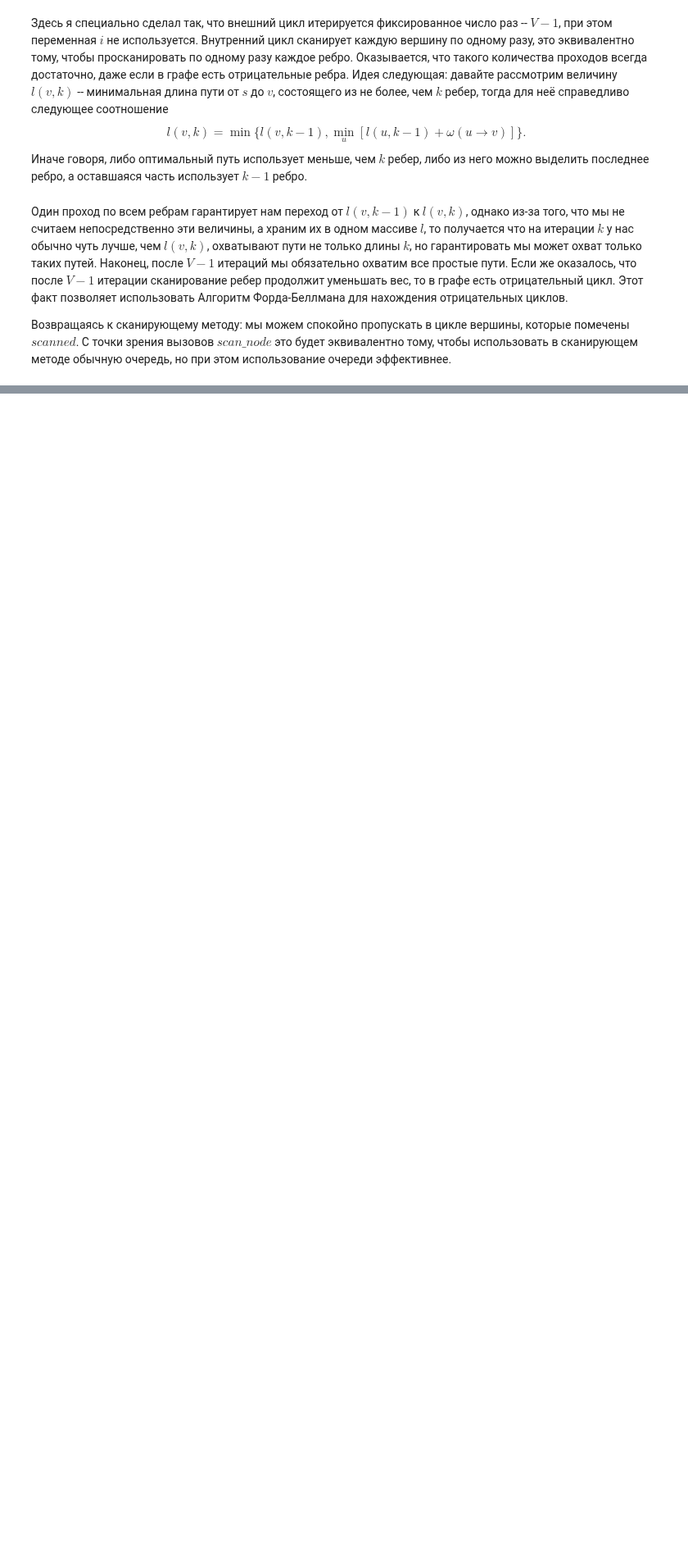
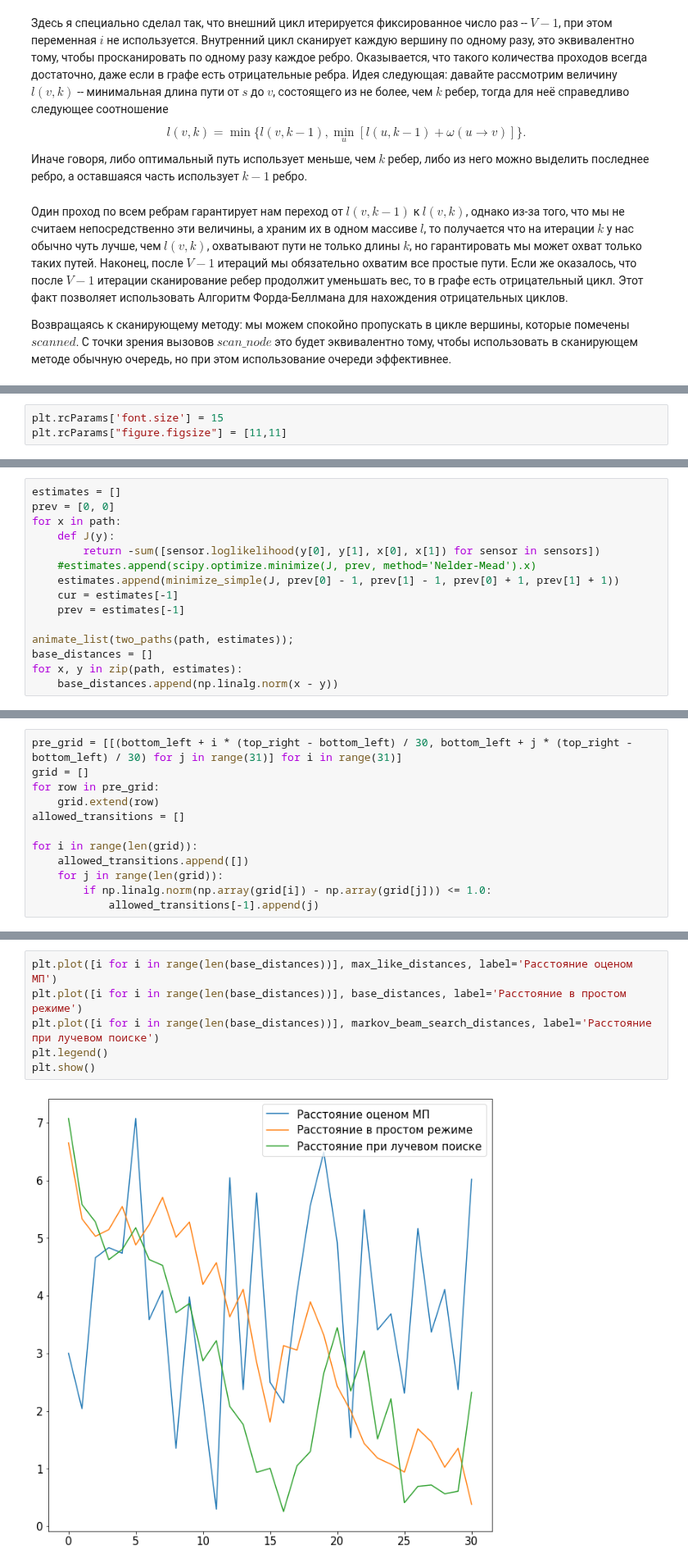
Before and after one commit to Malkovsky/interactive-visualization, a Jupyter notebook: shortest_paths.ipynb, the cells around one changed output, grey strips where cells are left out. Shown at 82% size. Drawn from its saved outputs; the diff is of its cells as text; blank space fills up the shorter version.

```diff
--- a/shortest_paths.ipynb
+++ b/shortest_paths.ipynb
@@ -336,0 +369,3 @@ expanded_graph.Visualize()
+# %%
+plt.rcParams['font.size'] = 15
+plt.rcParams["figure.figsize"] = [11,11]
@@ -336,0 +460,15 @@ expanded_graph.Visualize()
+# %%
+estimates = []
+prev = [0, 0]
+for x in path:
+    def J(y):
+        return -sum([sensor.loglikelihood(y[0], y[1], x[0], x[1]) for sensor in sensors])
+    #estimates.append(scipy.optimize.minimize(J, prev, method='Nelder-Mead').x)
+    estimates.append(minimize_simple(J, prev[0] - 1, prev[1] - 1, prev[0] + 1, prev[1] + 1))
+    cur = estimates[-1]
+    prev = estimates[-1]
+
+animate_list(two_paths(path, estimates));
+base_distances = []
+for x, y in zip(path, estimates):
+    base_distances.append(np.linalg.norm(x - y))
@@ -336,0 +479,12 @@ expanded_graph.Visualize()
+# %%
+pre_grid = [[(bottom_left + i * (top_right - bottom_left) / 30, bottom_left + j * (top_right - bottom_left) / 30) for j in range(31)] for i in range(31)]
+grid = []
+for row in pre_grid:
+    grid.extend(row)
+allowed_transitions = []
+
+for i in range(len(grid)):
+    allowed_transitions.append([])
+    for j in range(len(grid)):
+        if np.linalg.norm(np.array(grid[i]) - np.array(grid[j])) <= 1.0:
+            allowed_transitions[-1].append(j)
@@ -336,0 +548,8 @@ expanded_graph.Visualize()
+# %%
+plt.plot([i for i in range(len(base_distances))], max_like_distances, label='Расстояние оценом МП')
+plt.plot([i for i in range(len(base_distances))], base_distances, label='Расстояние в простом режиме')
+plt.plot([i for i in range(len(base_distances))], markov_beam_search_distances, label='Расстояние при лучевом поиске')
+plt.legend()
+plt.show()
+# %% [output]
+[figure, added]
```
Also changed, not shown: parts of 13 cells of this notebook.
